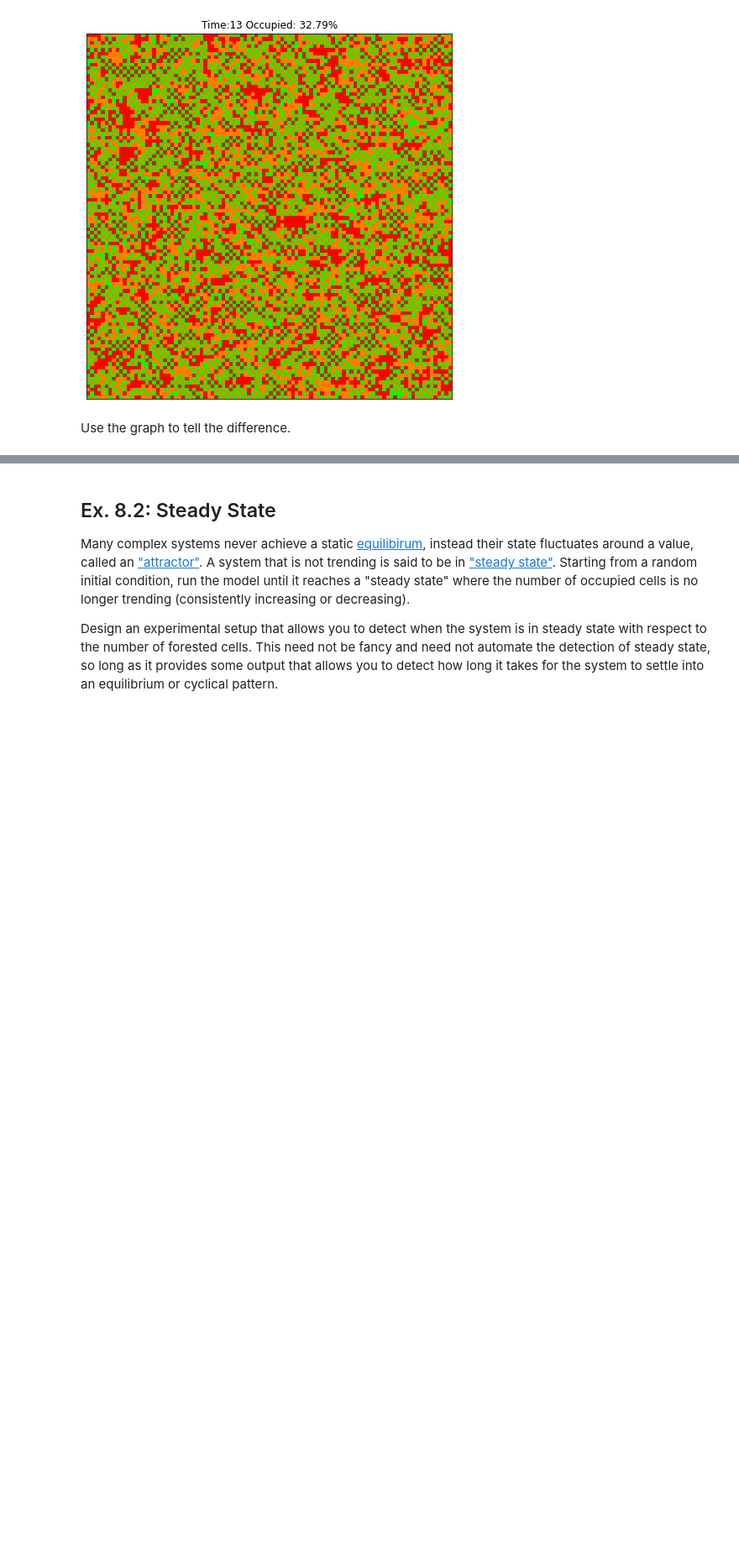
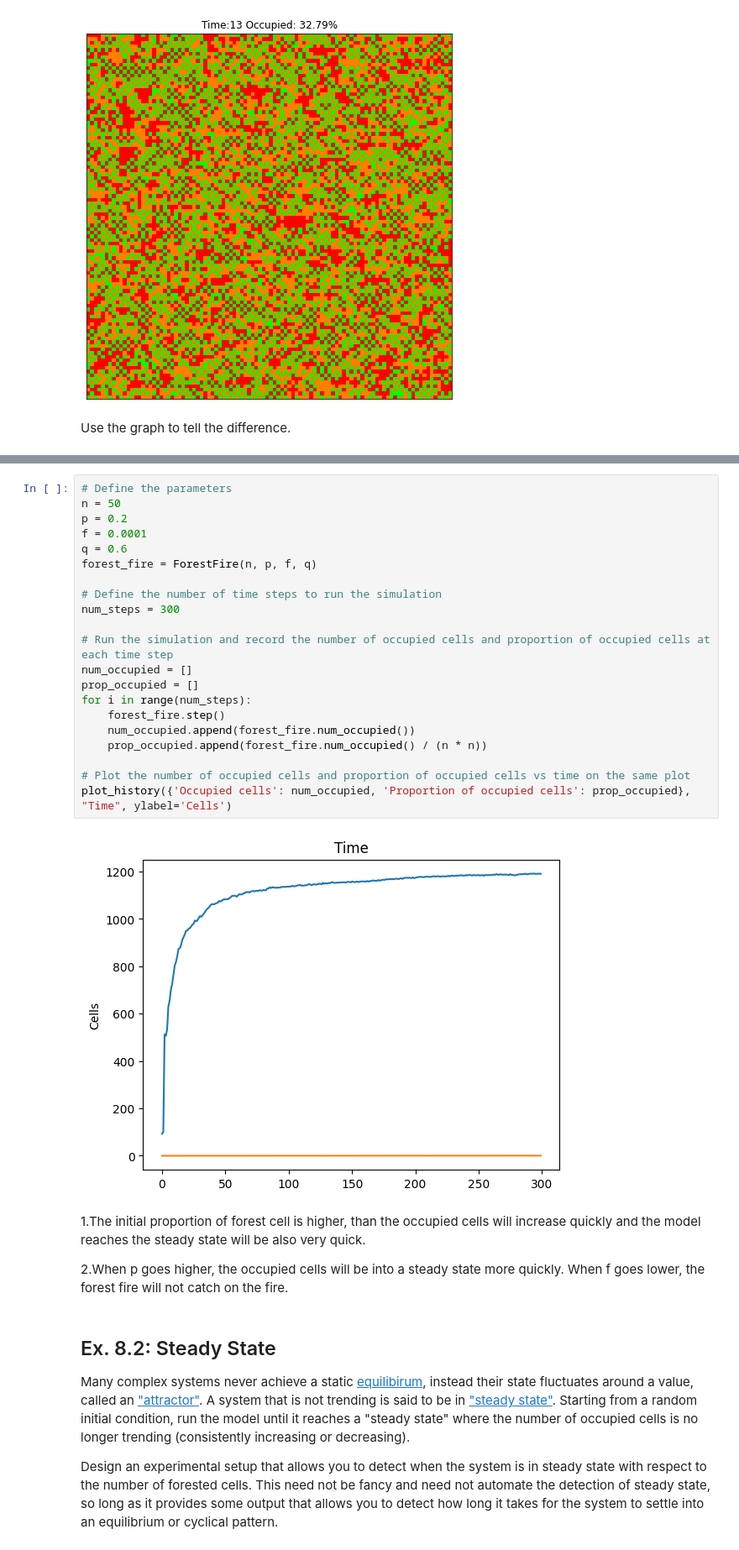
Before and after one commit to WilliamQin65/cap-comp215, a Jupyter notebook: labs/lab10.ipynb, the cells around one changed output, grey strips where cells are left out. Shown at 84% size. Cells and saved outputs as stored; diff of their text form; blank space fills up the shorter version.

```diff
--- a/labs/lab10.ipynb
+++ b/labs/lab10.ipynb
@@ -274,3 +257,30 @@ plt.show()
+# %%
+# Define the parameters
+n = 50
+p = 0.2
+f = 0.0001
+q = 0.6
+forest_fire = ForestFire(n, p, f, q)
+
+# Define the number of time steps to run the simulation
+num_steps = 300
+
+# Run the simulation and record the number of occupied cells and proportion of occupied cells at each time step
+num_occupied = []
+prop_occupied = []
+for i in range(num_steps):
+    forest_fire.step()
+    num_occupied.append(forest_fire.num_occupied())
+    prop_occupied.append(forest_fire.num_occupied() / (n * n))
+
+# Plot the number of occupied cells and proportion of occupied cells vs time on the same plot
+plot_history({'Occupied cells': num_occupied, 'Proportion of occupied cells': prop_occupied}, "Time", ylabel='Cells')
+# %% [output]
+[figure, added]
+# %% [markdown]
+1.The initial proportion of forest cell is higher, than the occupied cells will increase quickly and the model reaches the steady state will be also very quick.
+
+2.When p goes higher, the occupied cells will be into a steady state more quickly. When f goes lower, the forest fire will not catch on the fire.
 # %% [markdown]
 ## Ex. 8.2: Steady State
 Many complex systems never achieve a static [equilibirum](https://en.wikipedia.org/wiki/Mechanical_equilibrium), instead their state fluctuates around a value, called an ["attractor"](https://en.wikipedia.org/wiki/Attractor).  A system that is not trending is said to be in ["steady state"](https://en.wikipedia.org/wiki/Steady_state).
```
Also changed, not shown: parts of 12 cells of this notebook.
